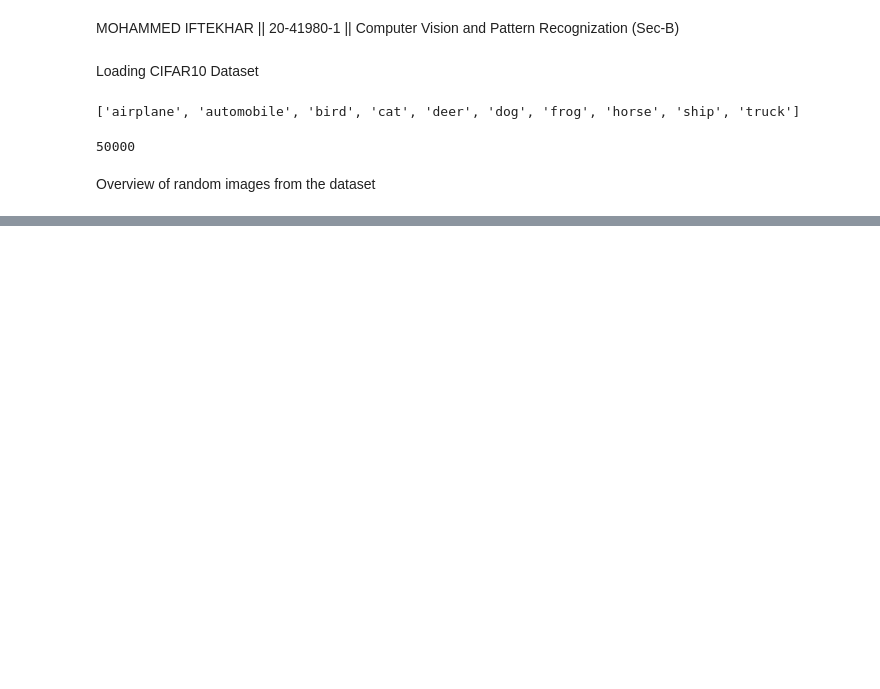
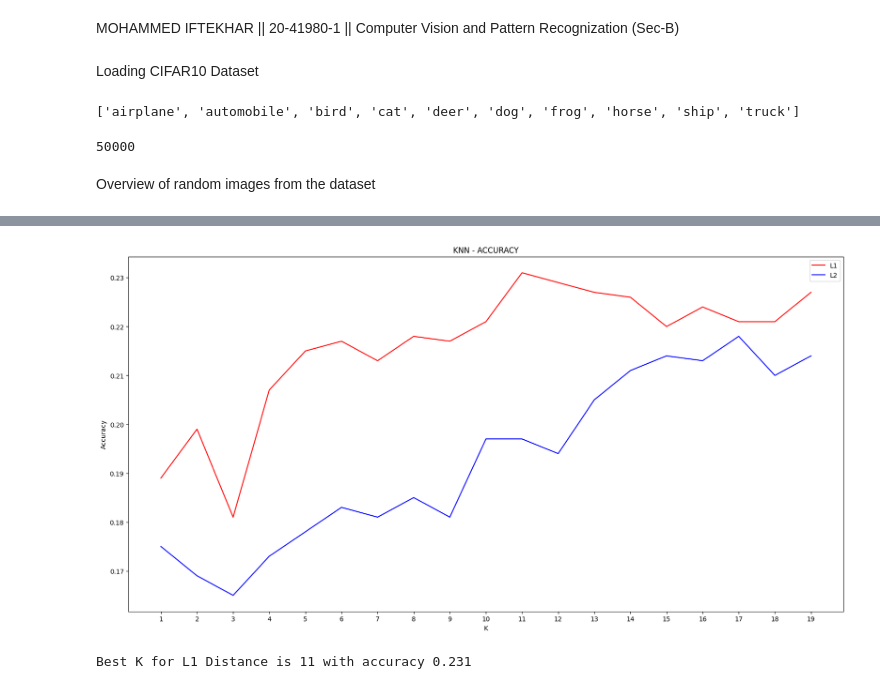
Before and after one commit to IFTE-13/COMPUTER_VISION_AND_PATTERN_RECOGNITION, a Jupyter notebook: Mid Term/KNN model.ipynb, the cells around one changed output, grey strips where cells are left out. Cells and saved outputs as stored; diff of their text form; code cells hidden in the pictures; blank space fills up the shorter version.

```diff
--- a/Mid Term/KNN model.ipynb
+++ b/Mid Term/KNN model.ipynb
@@ -145,24 +145,25 @@ for k = 12 l1 accuracy is 0.215 and l2 accuracy is 0.201
 ... (7 outputs left out)
 # %%
 plt.figure(figsize=(20,10))
-plt.title("KNN Accuracy")
+plt.title("KNN - ACCURACY")
 plt.xlabel("K")
 plt.ylabel("Accuracy")
-plt.plot(k_neighbors, list(l1_accuracies.values()), label="L1 Distance", color="red")
-plt.plot(k_neighbors, list(l2_accuracies.values()), label="L2 Distance", color="blue")
+plt.plot(k_neighbors, list(l1_acc.values()), label="L1", color="red")
+plt.plot(k_neighbors, list(l2_acc.values()), label="L2", color="blue")
 plt.xticks(k_neighbors)
-plt.legend([
-    "L1 Distance",
-    "L2 Distance"
-], loc="lower left", fontsize=12)
+plt.legend(["L1", "L2"])
 plt.show()
+# %% [output]
+[figure, added]
 # %%
-def best_accuracy(accuracies):
-    best_k = max(accuracies, key=accuracies.get)
-    best_accuracy = accuracies[best_k]
+def best_accuracy(acc):
+    best_k = max(acc, key=acc.get)
+    best_accuracy = acc[best_k]
     return best_k, best_accuracy
 
-best_k_l1, best_accuracy_l1 = best_accuracy(l1_accuracies)
-best_k_l2, best_accuracy_l2 = best_accuracy(l2_accuracies)
+best_k_l1, best_accuracy_l1 = best_accuracy(l1_acc)
+best_k_l2, best_accuracy_l2 = best_accuracy(l2_acc)
 
 print(f"Best K for L1 Distance is {best_k_l1} with accuracy {best_accuracy_l1}")
+# %% [output]
+Best K for L1 Distance is 11 with accuracy 0.231
```
Also changed, not shown: parts of 3 cells of this notebook.
